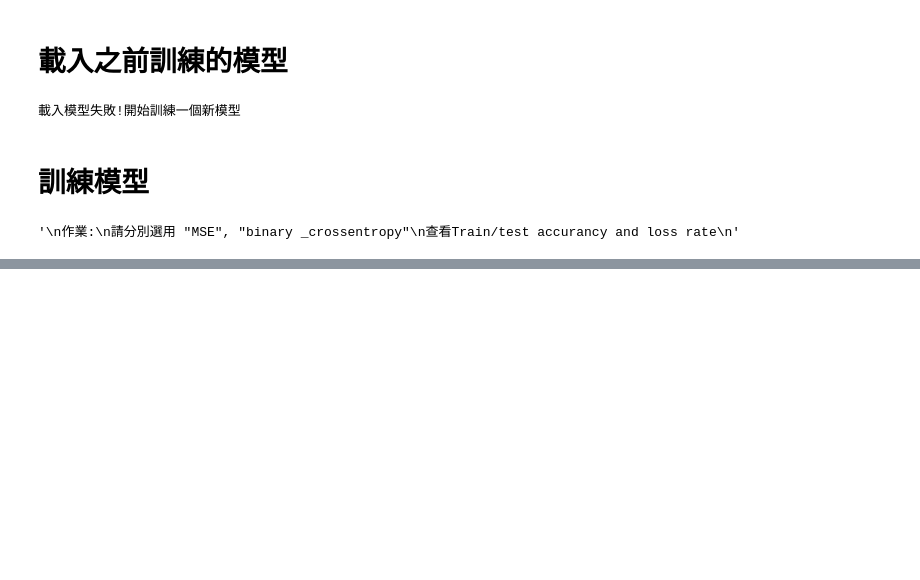
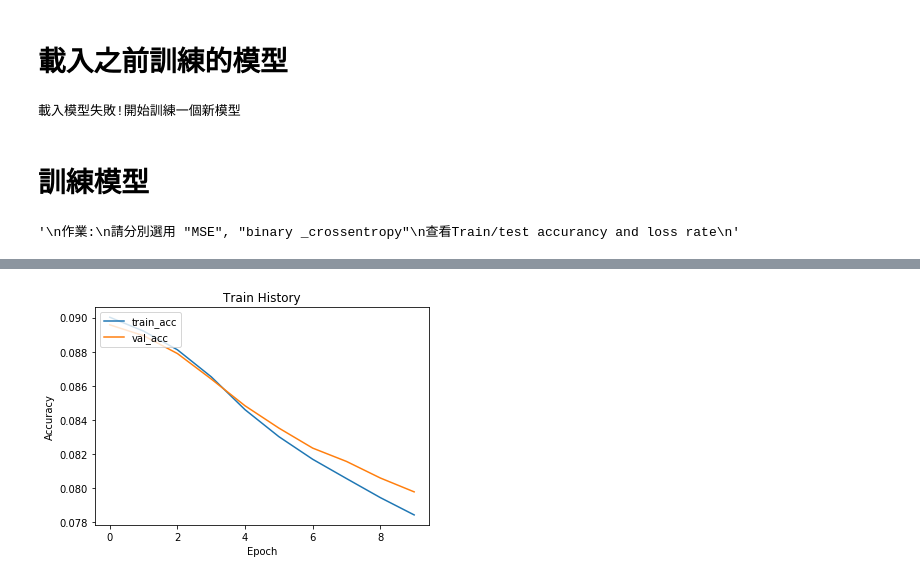
Before and after one commit to s65426425/ML100Days, a Jupyter notebook: Day71-使用損失函數_HW.ipynb, the cells around one changed output, grey strips where cells are left out. Saved outputs shown, nothing was run; the diff lists cells and outputs as text; code cells hidden in the pictures; blank space fills up the shorter version.

```diff
--- a/Day71-使用損失函數_HW.ipynb
+++ b/Day71-使用損失函數_HW.ipynb
@@ -166,3 +171,7 @@ show_train_history('accuracy','val_accuracy')
+# %%
+show_train_history('loss','val_loss')
+# %% [output]
+[figure, added]
 # %%
 scores = model.evaluate(x_img_train_normalize, y_label_train_OneHot)
 print()
```
Also changed, not shown: parts of 9 cells of this notebook.
